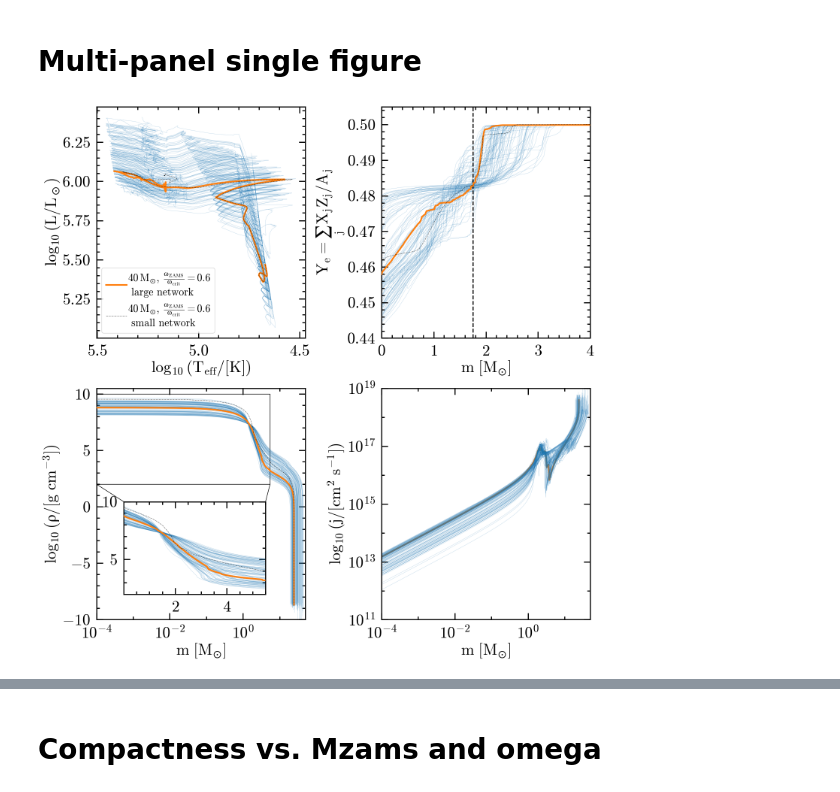
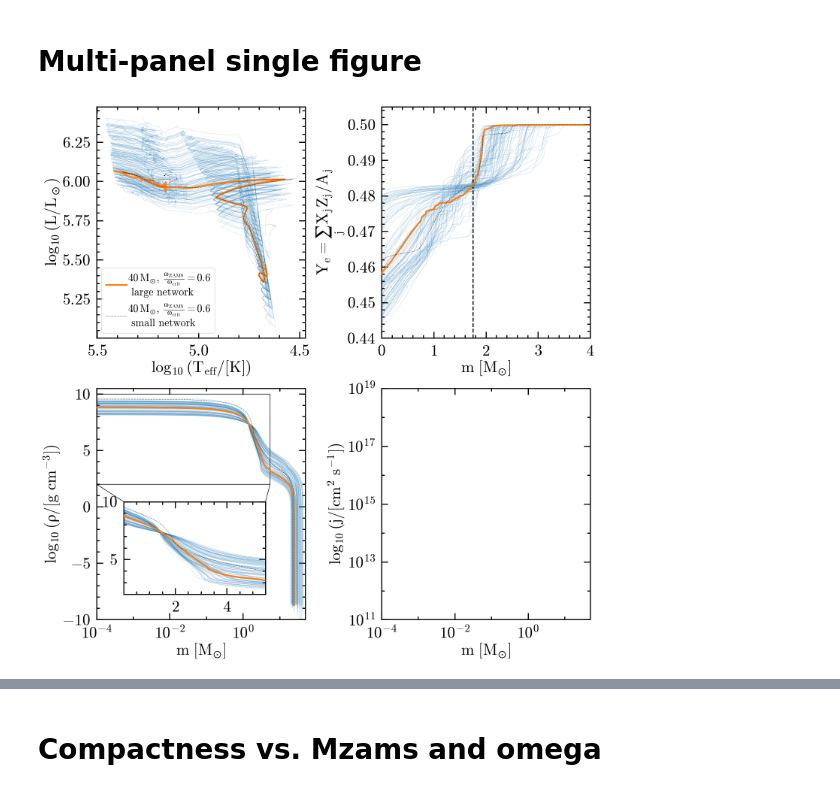
Before and after one commit to mathren/CHE_lGRB_progenitors, a Jupyter notebook: scripts/grid_plots.ipynb, the cells around one changed output, grey strips where cells are left out. Saved outputs shown, nothing was run; the diff lists cells and outputs as text; code cells hidden in the pictures.

```diff
--- a/scripts/grid_plots.ipynb
+++ b/scripts/grid_plots.ipynb
@@ -287,14 +285,14 @@ for mod in models:
             zx.plot(m, logrho, lw=3, c='C1', zorder=10)
 
         # AM profile --------------------------------------------------
-        logr = np.log10((10.**(src[:, col.index("logR")]))*Rsun_cm)
-        r = 10.0**logr
-        omega = src[:, col.index("omega")]
-        j_specific = r*r*omega
-        m = src[:, col.index("mass")]
-        ax3.plot(m, j_specific, c='C0', alpha=0.3, lw=0.5)
-        if M==40 and o==0.6:
-            ax3.plot(m, j_specific, lw=3, c='C1', zorder=1)
+        # logr = np.log10((10.**(src[:, col.index("logR")]))*Rsun_cm)
+        # r = 10.0**logr
+        # omega = src[:, col.index("omega")]
+        # j_specific = r*r*omega
+        # m = src[:, col.index("mass")]
+        # ax3.plot(m, j_specific, c='C0', alpha=0.3, lw=0.5)
+        # if M==40 and o==0.6:
+        #     ax3.plot(m, j_specific, lw=3, c='C1', zorder=1)
 
         # Ye ----------------------------------------------------
         m = src[:, col.index("mass")]
@@ -335,31 +333,31 @@ ax1.set_xlim(0, 4)
 ax1.set_ylim(0.44, 0.505)
 ax1.set_ylabel(r"$Y_e=\sum_j\,X_j Z_j / A_j$")
 ax1.set_xlabel(r"$m\ [M_{\odot}]$")
 
 ax2.set_ylim(-10, 10.5)
 ax2.set_xscale('log')
 ax2.set_xlim(1e-4, 50)
 zx.set_xlim(1e-4, 5.5)
 zx.set_ylim(2,10)
 ax2.set_xlabel(r"$m\ [M_{\odot}]$")
 ax2.set_ylabel(r"$\log_{10}(\rho/\mathrm{[g\ cm^{-3}}])$")
 my_mark_inset(ax2, zx, loc1a=2, loc1b=3, loc2a=1, loc2b=4)
 ax2.set_xticks([1e-3, 1e-1, 1e1], minor=True)
 ax2.set_xticklabels([], minor=True)
 
 ax3.set_yscale('log')
 ax3.set_ylim(1e11, 1e19)
 
 ax3.set_xscale('log')
 ax3.set_xlim(1e-4, 50)
 ax3.set_xticks([1e-3, 1e-1, 1e1], minor=True)
 ax3.set_xticklabels([], minor=True)
 ax3.set_yticks([1e12, 1e14, 1e16, 1e18], minor=True)
 ax3.set_yticklabels([], minor=True)
 ax3.set_xlabel(r"$m\ [M_{\odot}]$")
 # ax3.set_xlabel(r"m [$M_{\odot}$]")
 ax3.set_ylabel(r"$\log_{10}(j/\mathrm{[cm^{2}\ s^{-1}]})$")
 
 fig.align_ylabels()
 # %% [output]
-[figure, old version]
+[figure, new version]
```
Also changed, not shown: parts of 6 cells of this notebook, 5 other files.
